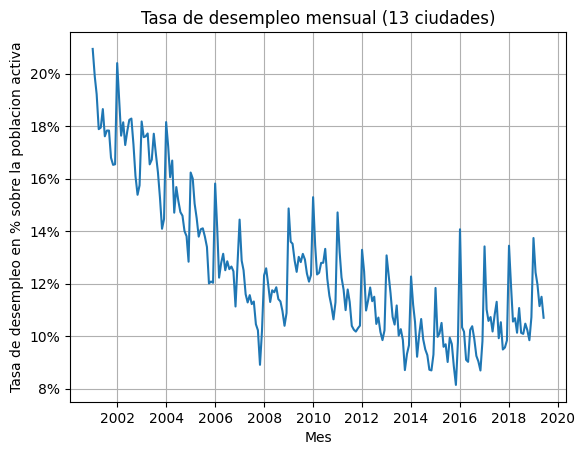
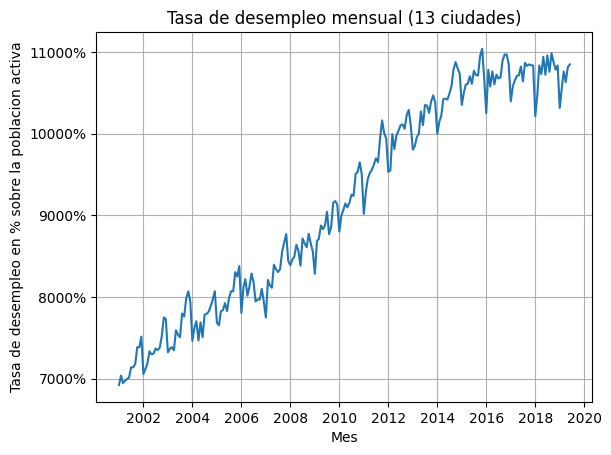
The notebook cell's code change between the first figure and the second:
--- before
+++ after
@@ -3,5 +3,5 @@
 plt.xlabel("Mes")
 plt.ylabel("Tasa de desempleo en % sobre la poblacion activa")
-plt.plot(df_empleos[["TD_13ciudades"]])
+plt.plot(df_empleos[["Ocupados"]], label="Ocupados")
 plt.gca().yaxis.set_major_formatter(PercentFormatter(xmax=100,decimals=0))
 plt.grid()

Commit: correción de la variable objetivo en vez de 'TD_13ciudades' es 'Ocupados'